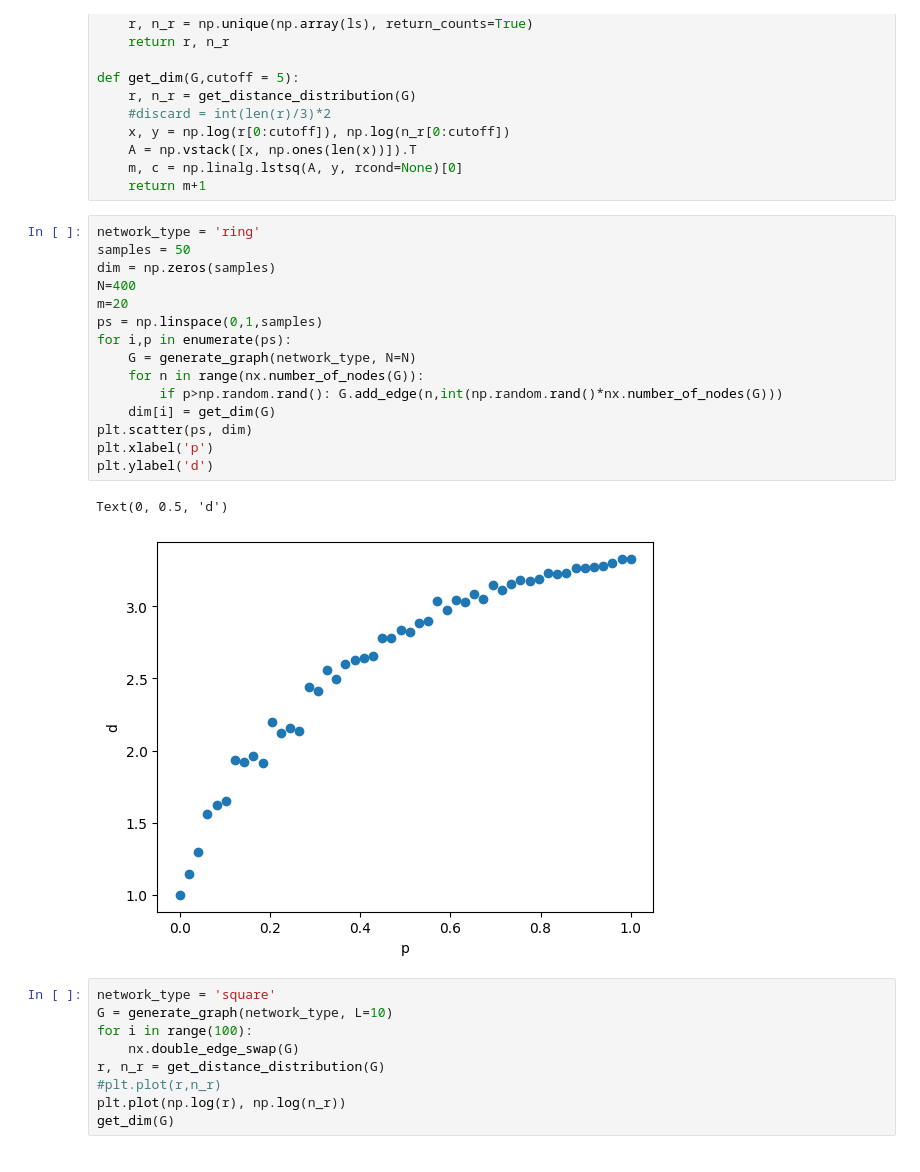
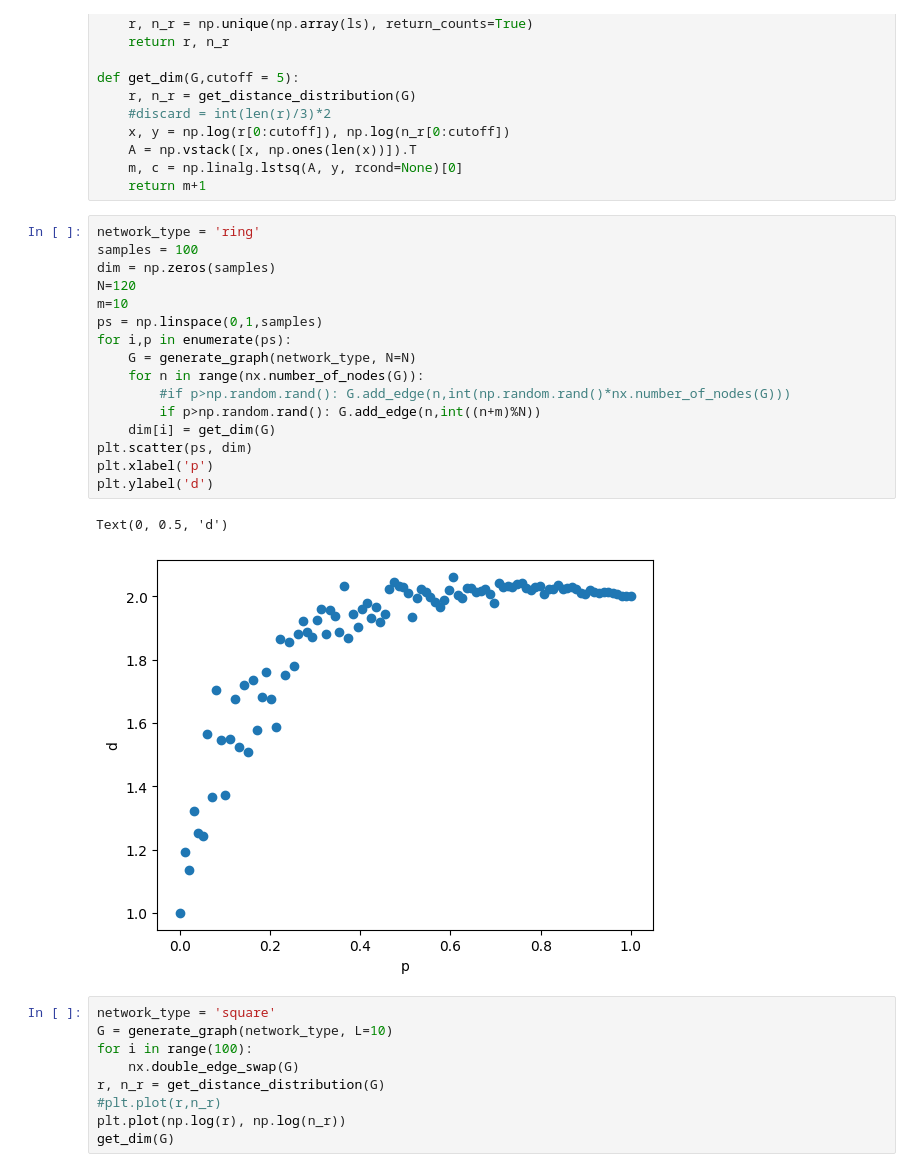
Before and after one commit to Edwin-Cheng/resistor_network_DNN, a Jupyter notebook: DNN.ipynb, the cells around one changed output. Saved outputs shown, nothing was run; the diff lists cells and outputs as text.

```diff
--- a/DNN.ipynb
+++ b/DNN.ipynb
@@ -249,22 +249,23 @@ def get_dim(G,cutoff = 5):
     return m+1
 # %%
 network_type = 'ring'
-samples = 50
+samples = 100
 dim = np.zeros(samples)
-N=400
-m=20
+N=120
+m=10
 ps = np.linspace(0,1,samples)
 for i,p in enumerate(ps):
     G = generate_graph(network_type, N=N)
     for n in range(nx.number_of_nodes(G)):
-        if p>np.random.rand(): G.add_edge(n,int(np.random.rand()*nx.number_of_nodes(G)))
+        #if p>np.random.rand(): G.add_edge(n,int(np.random.rand()*nx.number_of_nodes(G)))
+        if p>np.random.rand(): G.add_edge(n,int((n+m)%N))
     dim[i] = get_dim(G)
 plt.scatter(ps, dim)
 plt.xlabel('p')
 plt.ylabel('d')
 # %% [output]
 Text(0, 0.5, 'd')
-[figure, old version]
+[figure, new version]
 # %%
 network_type = 'square'
 G = generate_graph(network_type, L=10)
```
Also changed, not shown: parts of 3 cells of this notebook.
